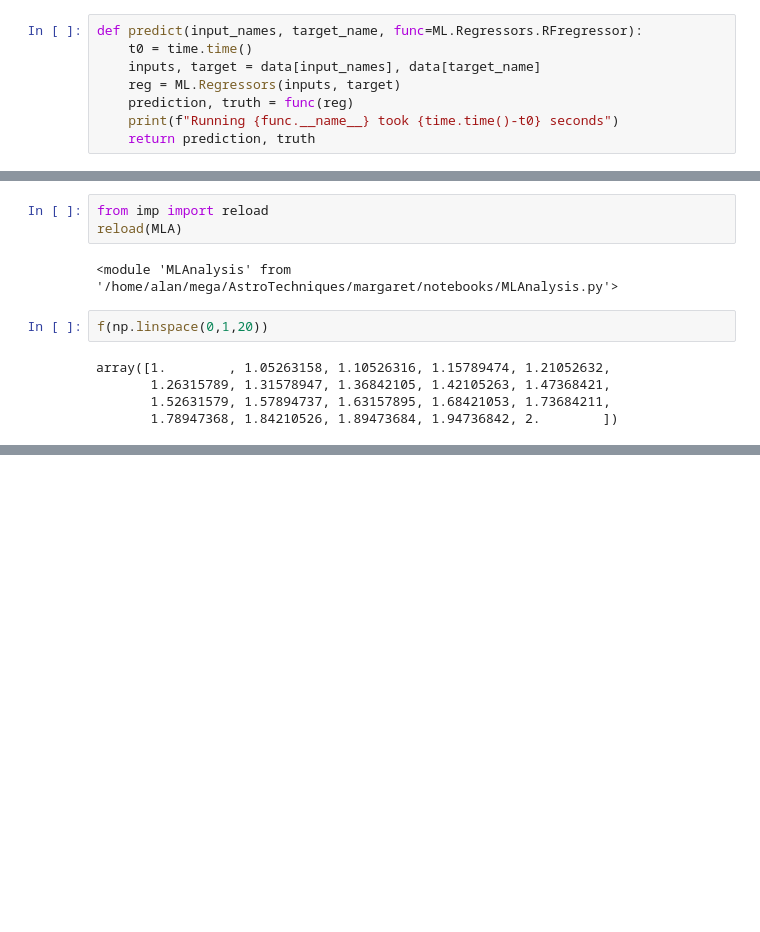
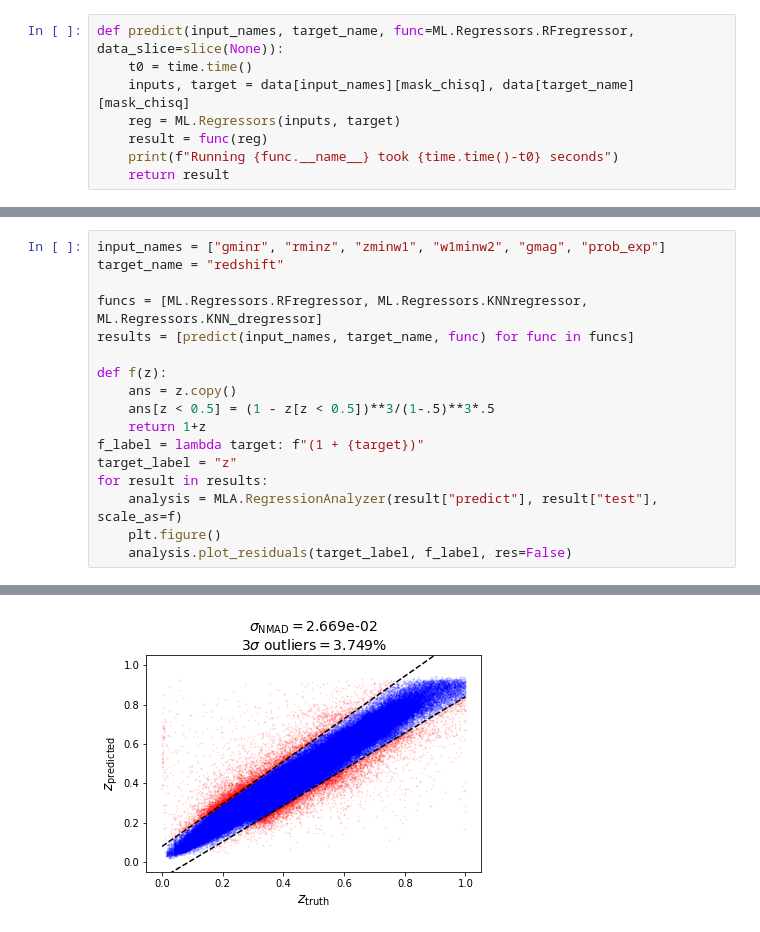
Before and after one commit to AlanPearl/margaret, a Jupyter notebook: notebooks/RedshiftAnalysis.ipynb, the cells around one changed output, grey strips where cells are left out. Saved outputs shown, nothing was run; the diff lists cells and outputs as text; blank space fills up the shorter version.

```diff
--- a/notebooks/RedshiftAnalysis.ipynb
+++ b/notebooks/RedshiftAnalysis.ipynb
@@ -161,8 +33,8 @@ plt.hist(data["DCHISQ_EXP"], bins=np.linspace(0,1000000,500));
 # %%
-def predict(input_names, target_name, func=ML.Regressors.RFregressor):
+def predict(input_names, target_name, func=ML.Regressors.RFregressor, data_slice=slice(None)):
     t0 = time.time()
-    inputs, target = data[input_names], data[target_name]
+    inputs, target = data[input_names][mask_chisq], data[target_name][mask_chisq]
     reg = ML.Regressors(inputs, target)
-    prediction, truth = func(reg)
+    result = func(reg)
     print(f"Running {func.__name__} took {time.time()-t0} seconds")
-    return prediction, truth
+    return result
@@ -180,12 +41,18 @@ Running KNN_dregressor took 0.9096143245697021 seconds
-# %%
-from imp import reload
-reload(MLA)
-# %% [output]
-<module 'MLAnalysis' from '/home/alan/mega/AstroTechniques/margaret/notebooks/MLAnalysis.py'>
-# %%
-f(np.linspace(0,1,20))
-# %% [output]
-array([1.        , 1.05263158, 1.10526316, 1.15789474, 1.21052632,
-       1.26315789, 1.31578947, 1.36842105, 1.42105263, 1.47368421,
-       1.52631579, 1.57894737, 1.63157895, 1.68421053, 1.73684211,
-       1.78947368, 1.84210526, 1.89473684, 1.94736842, 2.        ])
+# %%
+input_names = ["gminr", "rminz", "zminw1", "w1minw2", "gmag", "prob_exp"]
+target_name = "redshift"
+
+funcs = [ML.Regressors.RFregressor, ML.Regressors.KNNregressor, ML.Regressors.KNN_dregressor]
+results = [predict(input_names, target_name, func) for func in funcs]
+
+def f(z):
+    ans = z.copy()
+    ans[z < 0.5] = (1 - z[z < 0.5])**3/(1-.5)**3*.5
+    return 1+z
+f_label = lambda target: f"(1 + {target})"
+target_label = "z"
+for result in results:
+    analysis = MLA.RegressionAnalyzer(result["predict"], result["test"], scale_as=f)
+    plt.figure()
+    analysis.plot_residuals(target_label, f_label, res=False)
+# %% [output]
@@ -191,0 +62 @@ array([1.        , 1.05263158, 1.10526316, 1.15789474, 1.21052632,
+[figure, added]
```
Also changed, not shown: parts of 35 cells of this notebook, 2 other files.
